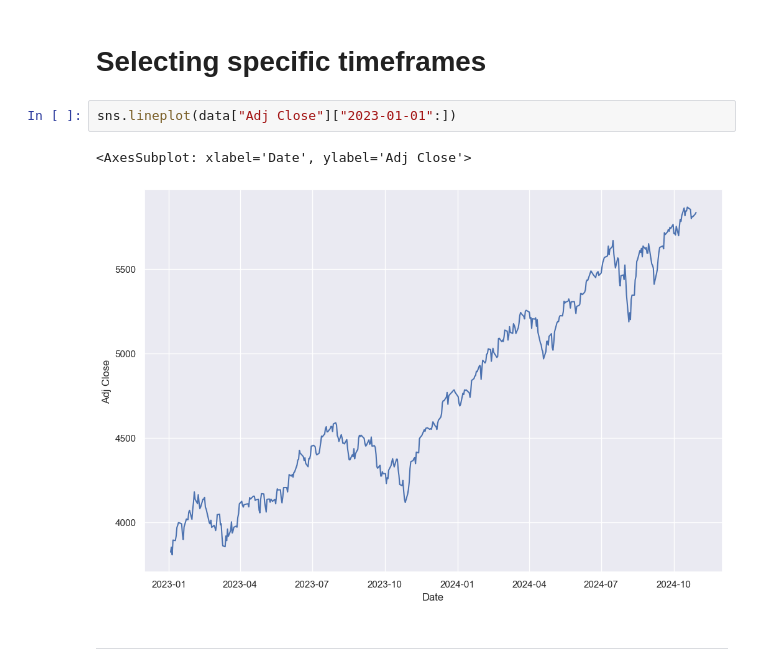
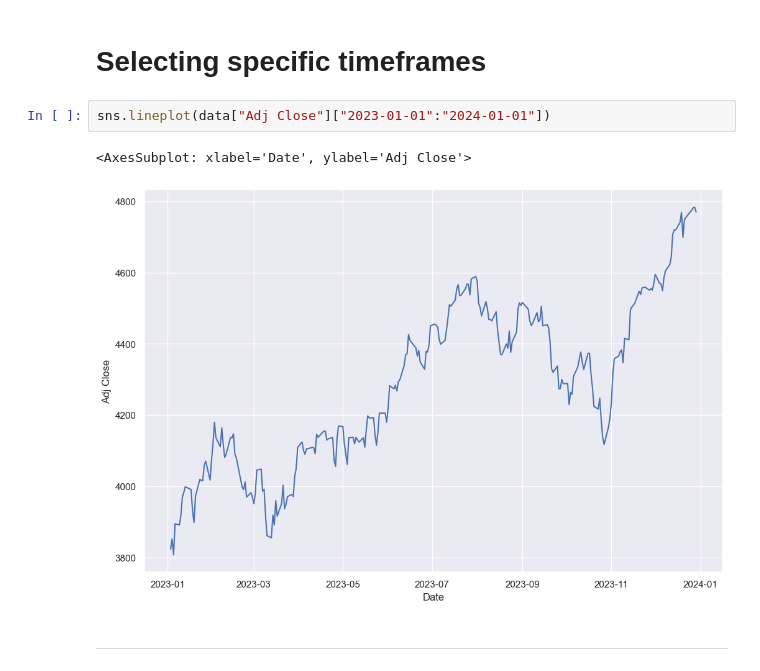
Before and after one commit to Fintech-Society/Fintech-Society-Meeting-2024-10-30, a Jupyter notebook: timeseries.ipynb, the cells around one changed output. Cells and saved outputs as stored; diff of their text form.

```diff
--- a/timeseries.ipynb
+++ b/timeseries.ipynb
@@ -41,10 +48,10 @@ sns.lineplot(data["Adj Close"])
 # %% [markdown]
 # Selecting specific timeframes
 # %%
-sns.lineplot(data["Adj Close"]["2023-01-01":])
+sns.lineplot(data["Adj Close"]["2023-01-01":"2024-01-01"])
 # %% [output]
 <AxesSubplot: xlabel='Date', ylabel='Adj Close'>
-[figure, old version]
+[figure, new version]
 # %% [markdown]
 ---
 # %% [markdown]
```
Also changed, not shown: parts of 11 cells of this notebook, 3 other files.
